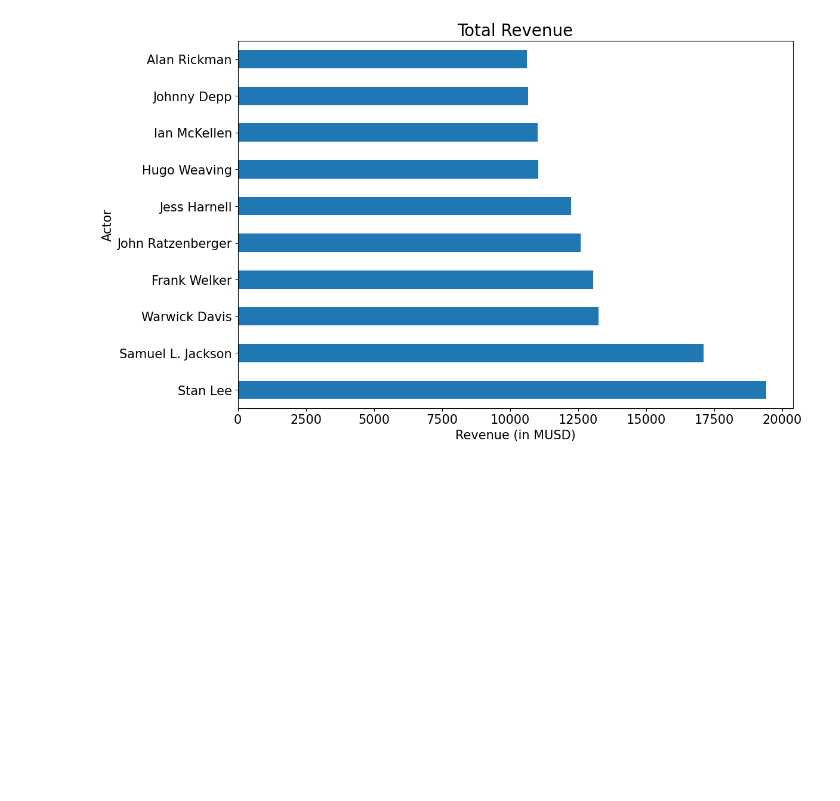
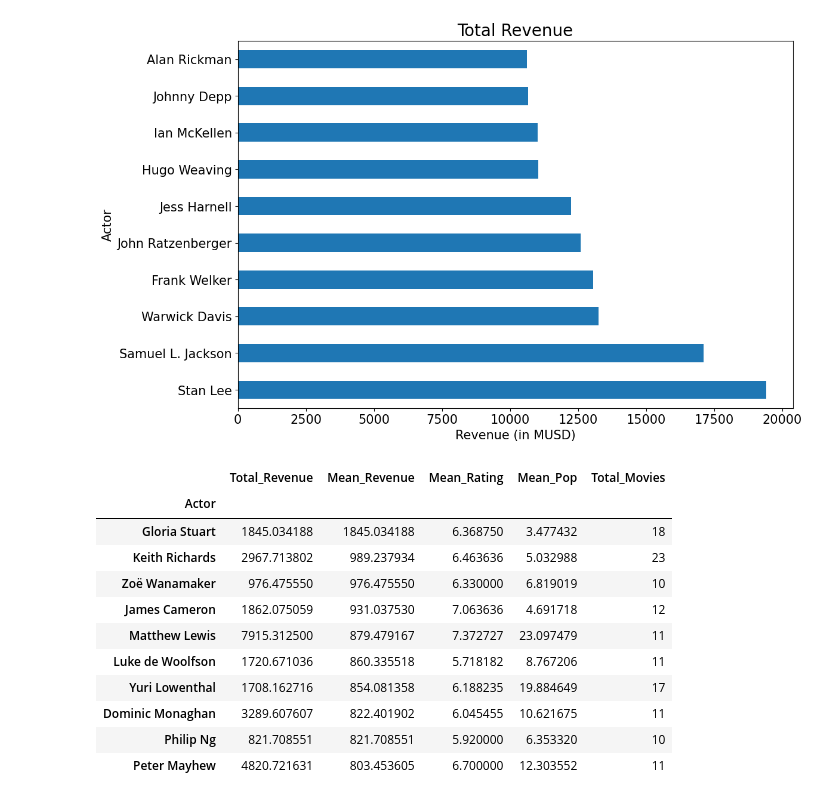
Before and after one commit to mattyapers/Movies_EDA, a Jupyter notebook: Movies_EDA_1.ipynb, the cells around one changed output. Saved outputs shown, nothing was run; the diff lists cells and outputs as text; code cells hidden in the pictures; blank space fills up the shorter version.

```diff
--- a/Movies_EDA_1.ipynb
+++ b/Movies_EDA_1.ipynb
@@ -3,6 +54,7 @@
 # %%
 from IPython.core.interactiveshell import InteractiveShell
 InteractiveShell.ast_node_interactivity = "all"
+pd.set_option('display.max_colwidth', None)
 # %%
 import pandas as pd
 import matplotlib.pyplot as plt
@@ -1074,3 +1174,18 @@ Text(0.5, 1.0, 'Total Revenue')
 Text(0.5, 0, 'Revenue (in MUSD)')
 Text(0, 0.5, 'Actor')
 [figure]
+# %%
+agg[agg['Total_Movies'] >= 10].nlargest(10, "Mean_Revenue")
+# %% [output]
+|  | Total_Revenue | Mean_Revenue | Mean_Rating | Mean_Pop | Total_Movies |
+| Actor |  |  |  |  |  |
+| Gloria Stuart | 1845.034188 | 1845.034188 | 6.368750 | 3.477432 | 18 |
+| Keith Richards | 2967.713802 | 989.237934 | 6.463636 | 5.032988 | 23 |
+| Zoë Wanamaker | 976.475550 | 976.475550 | 6.330000 | 6.819019 | 10 |
+| James Cameron | 1862.075059 | 931.037530 | 7.063636 | 4.691718 | 12 |
+| Matthew Lewis | 7915.312500 | 879.479167 | 7.372727 | 23.097479 | 11 |
+| Luke de Woolfson | 1720.671036 | 860.335518 | 5.718182 | 8.767206 | 11 |
+| Yuri Lowenthal | 1708.162716 | 854.081358 | 6.188235 | 19.884649 | 17 |
+| Dominic Monaghan | 3289.607607 | 822.401902 | 6.045455 | 10.621675 | 11 |
+| Philip Ng | 821.708551 | 821.708551 | 5.920000 | 6.353320 | 10 |
+| Peter Mayhew | 4820.721631 | 803.453605 | 6.700000 | 12.303552 | 11 |
```
Also changed, not shown: parts of 6 cells of this notebook, 1 other file.
